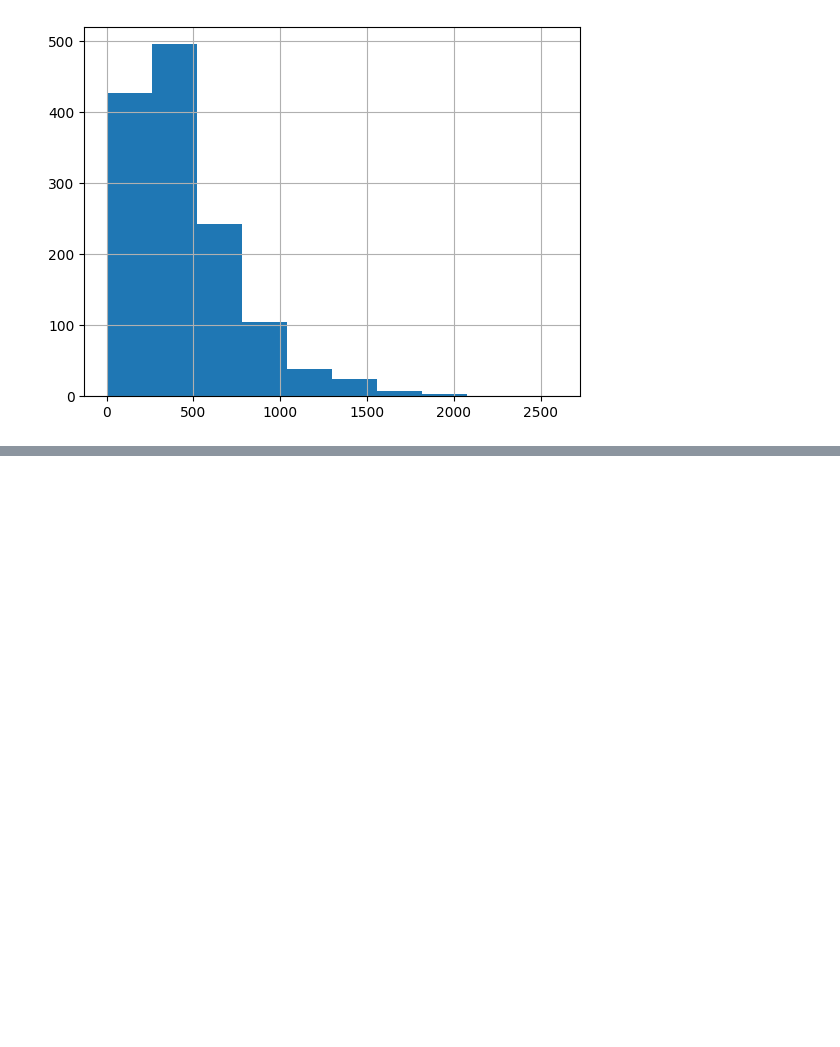
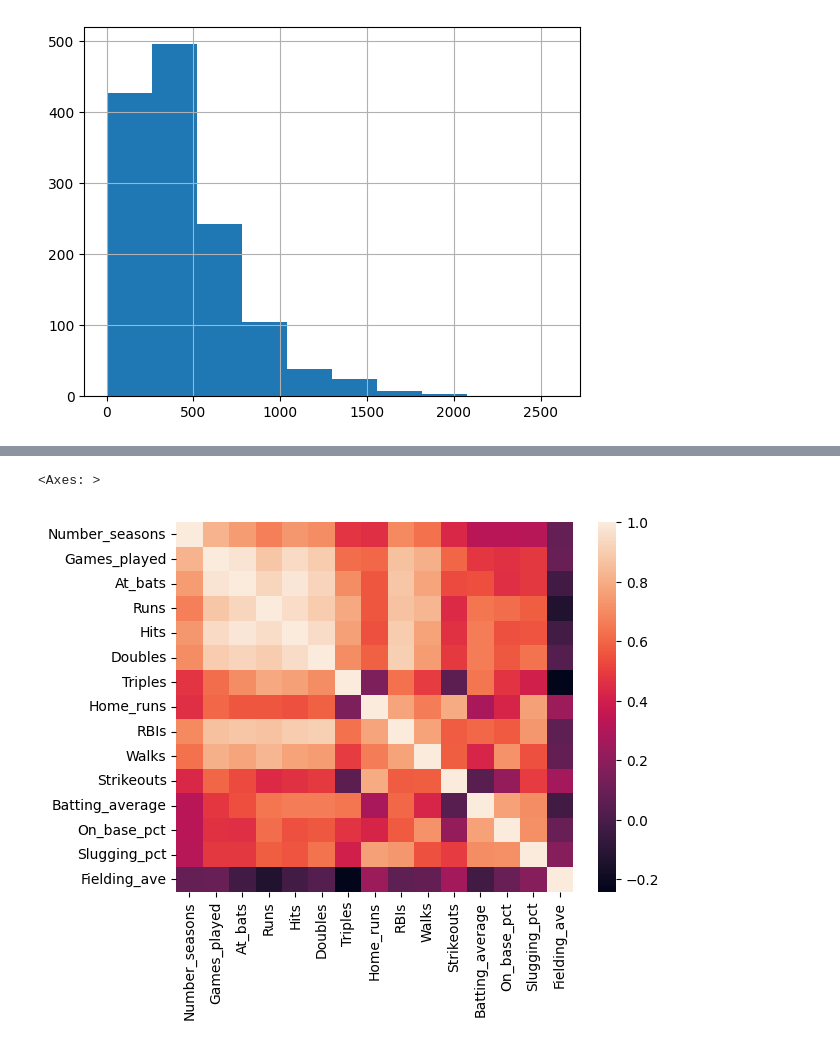
Before and after one commit to MATF-istrazivanje-podataka-1/2023_Data_Mining_Baseball_Dataset, a Jupyter notebook: Predprocesiranje.ipynb, the cells around one changed output, grey strips where cells are left out. Drawn from its saved outputs; the diff is of its cells as text; code cells hidden in the pictures; blank space fills up the shorter version.

```diff
--- a/Predprocesiranje.ipynb
+++ b/Predprocesiranje.ipynb
@@ -132,0 +176,5 @@ ValueError: could not convert string to float: 'Outfield'
+# %%
+sns.heatmap(df.corr(numeric_only=True))
+# %% [output]
+<Axes: >
+[figure, added]
```
Also changed, not shown: parts of 22 cells of this notebook, 2 other files.
